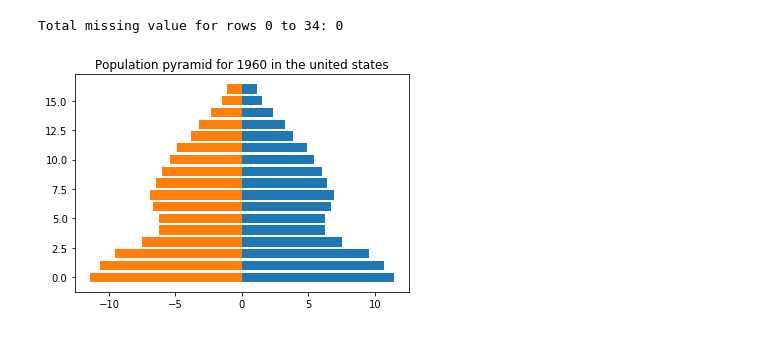
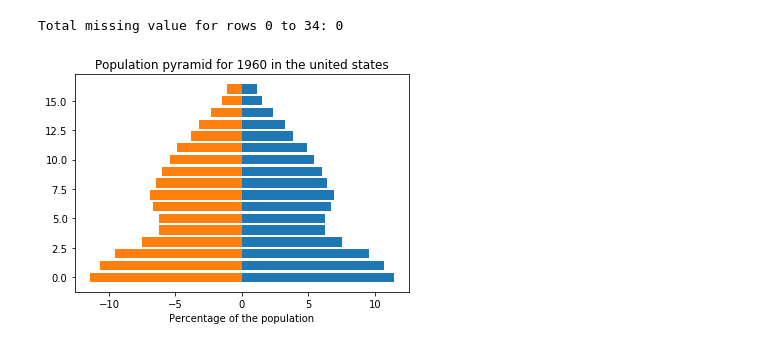
Before and after one commit to doodger/dataScience, a Jupyter notebook: finance.ipynb, the cells around one changed output. Cells and saved outputs as stored; diff of their text form; code cells hidden in the pictures.

```diff
--- a/finance.ipynb
+++ b/finance.ipynb
@@ -37,19 +37,19 @@ pop_df.index= [i for i in range(34)]
 Total missing value for rows 0 to 34: 0
 # %%
 ##Visualization
-pop_df.loc[i,"1960 [YR1960]"]
+
 #Sample age pyramid for 1960
 yMen = [pop_df.loc[i,"1960 [YR1960]"] for i in range(1,34,2)]
 yWomen = [-pop_df.loc[i,"1960 [YR1960]"] for i in range(1,34,2)]
 #Here the women's number will be in the negative by convention
 
 
 x = [i for i in range(17)]
-print(ax.get_ylabel())
 ax = plt.subplot(111)
 ax.barh(x,yMen)
 ax.barh(x,yWomen)
+plt.xlabel("Percentage of the population")
 ax.set_title("Population pyramid for 1960 in the united states")
 plt.show()
 # %% [output]
-[figure, old version]
+[figure, new version]
```
Also changed, not shown: parts of 5 cells of this notebook.
